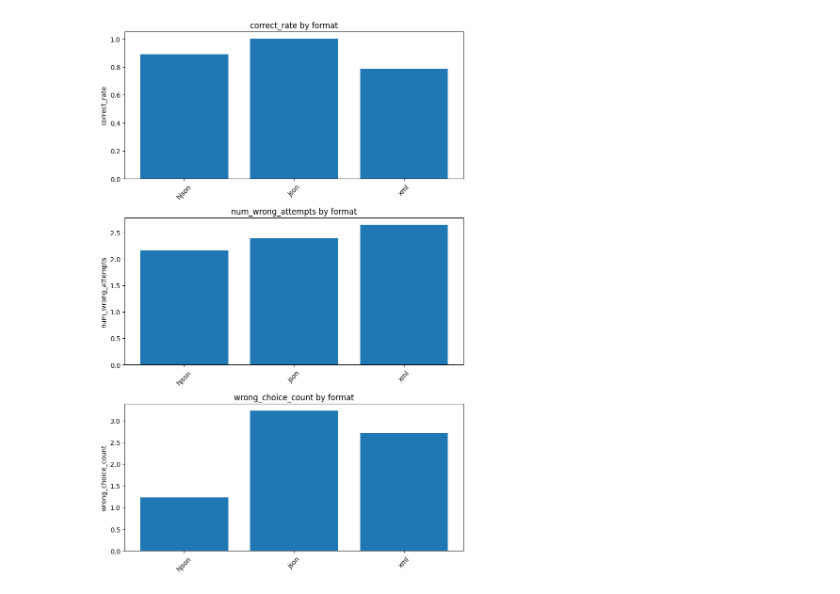
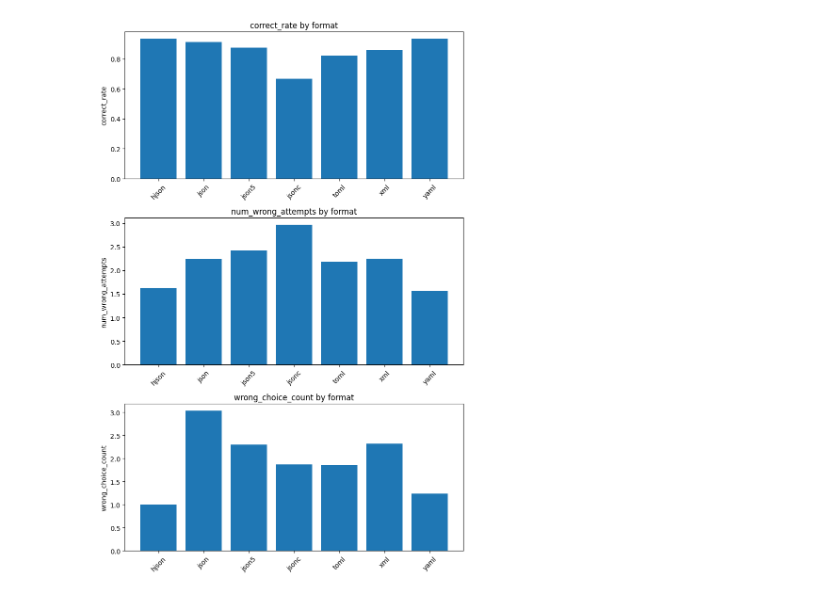
Before and after one commit to shiyihe-neko/usability_analysis, a Jupyter notebook: quiz_analysis.ipynb, the cells around one changed output. Cells and saved outputs as stored; diff of their text form; code cells hidden in the pictures.

Commit message:
quiz analysis update

```diff
--- a/quiz_analysis.ipynb
+++ b/quiz_analysis.ipynb
@@ -22,27 +8,23 @@ all_data = load_quiz_data(folder, ignore_completed=True)
 # %%
 from quiz_evaluator import (
     evaluate_quiz_answers_from_tutorial,
-    analyze_nasa_and_post_surveys,
-    extract_post_task_questions,
-    evaluate_quiz_answers_from_tutorial,
     plot_quiz_metrics_by_group,
-    plot_nasa_tlx_by_format
+    test_quiz_metrics,
+    process_quiz_metrics_per_participant
 )
 
 df_quiz = evaluate_quiz_answers_from_tutorial(all_data)
 
 fig = plot_quiz_metrics_by_group(
     df_quiz,
     group_by='format',
     metrics=[
       'correct_rate',
       'num_wrong_attempts',
-      'wrong_choice_count',
-      'all_wrong_attempts_frequency',
-      'wrong_choice_distribution'
+      'wrong_choice_count'
     ],
-    format_list=['json', 'xml', 'hjson']
+    format_list=['json', 'xml', 'hjson', 'yaml','jsonc', 'json5', 'toml']
 )
 fig.show()
 # %% [output]
-[figure, old version]
+[figure, new version]
```
Also changed, not shown: parts of 4 cells of this notebook.
